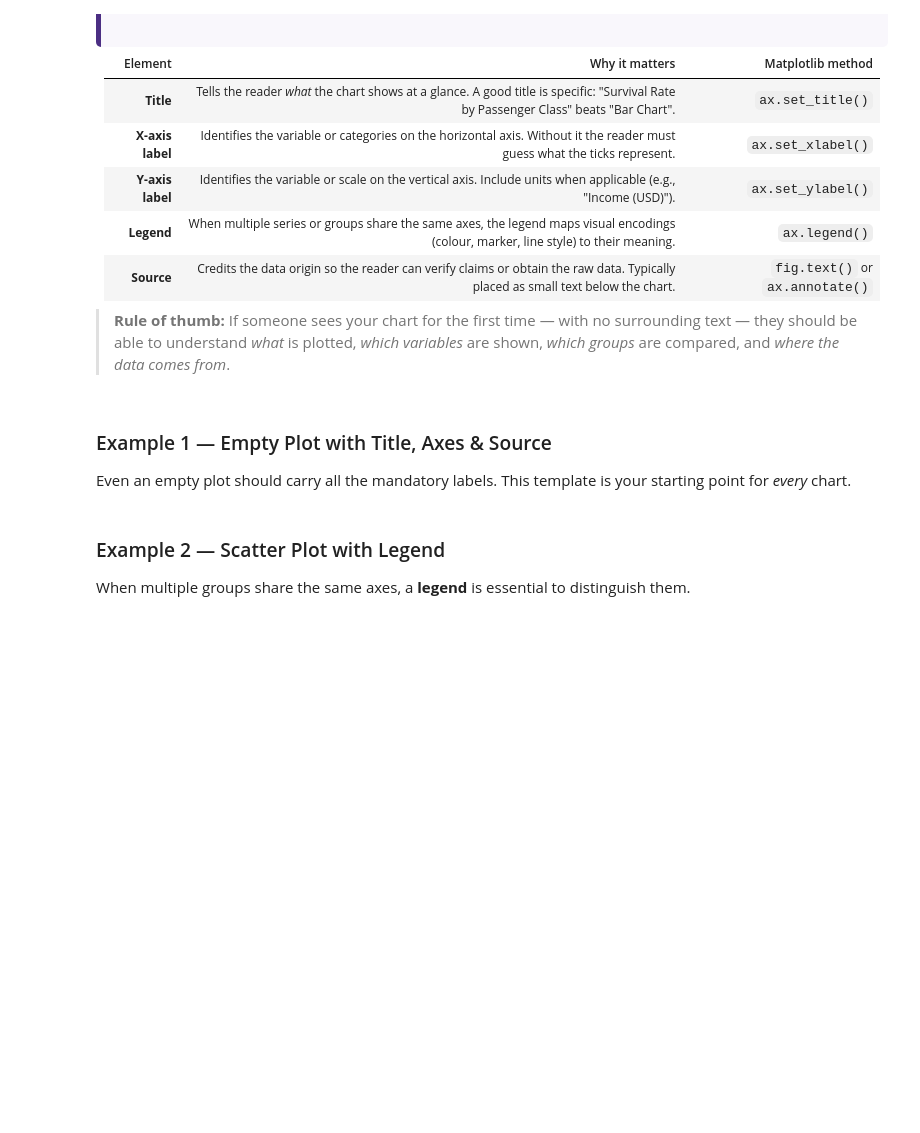
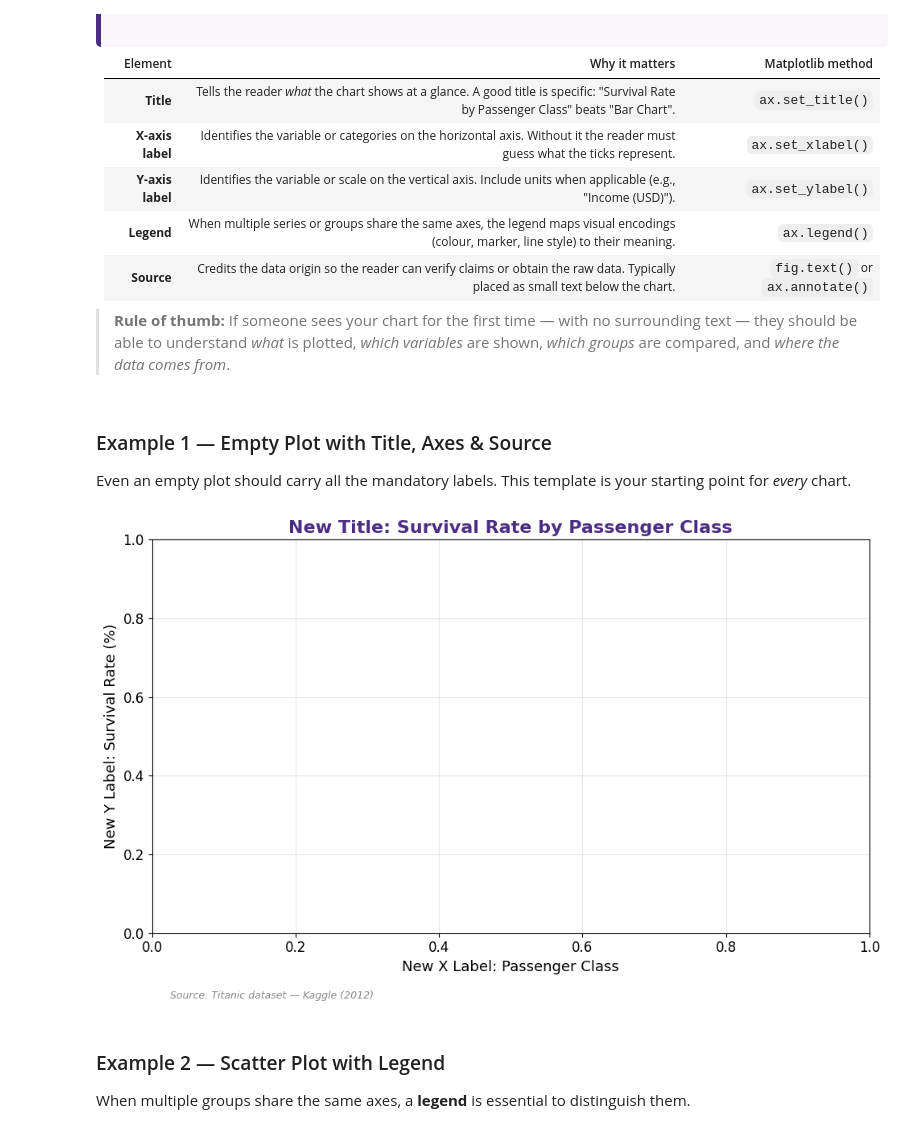
Before and after one commit to hinightt/BDATA200, a Jupyter notebook: W3D1_BDATA200.ipynb, the cells around one changed output. Cells and saved outputs as stored; diff of their text form; code cells hidden in the pictures; blank space fills up the shorter version.

```diff
--- a/W3D1_BDATA200.ipynb
+++ b/W3D1_BDATA200.ipynb
@@ -130,21 +132,23 @@ Even an empty plot should carry all the mandatory labels. This template is your
 # %%
 fig, ax = plt.subplots(figsize=(10, 6))
 
 # Title
-ax.set_title('Survival Rate by Passenger Class', fontsize=16, fontweight='bold', color='#4B2E83')
+ax.set_title('New Title: Survival Rate by Passenger Class', fontsize=16, fontweight='bold', color='#4B2E83')
 
 # Axis labels
-ax.set_xlabel('Passenger Class', fontsize=13)
-ax.set_ylabel('Survival Rate (%)', fontsize=13)
+ax.set_xlabel('New X Label: Passenger Class', fontsize=13)
+ax.set_ylabel('New Y Label: Survival Rate (%)', fontsize=13)
 
 # Source annotation
 fig.text(0.1, -0.02, 'Source: Titanic dataset — Kaggle (2012)',
          fontsize=9, color='#888', style='italic')
 
 ax.grid(True, alpha=0.3)
 
 plt.tight_layout()
 plt.show()
+# %% [output]
+[figure, added]
 # %% [markdown]
 ### Example 2 — Scatter Plot with Legend
 
```
Also changed, not shown: parts of 15 cells of this notebook.
